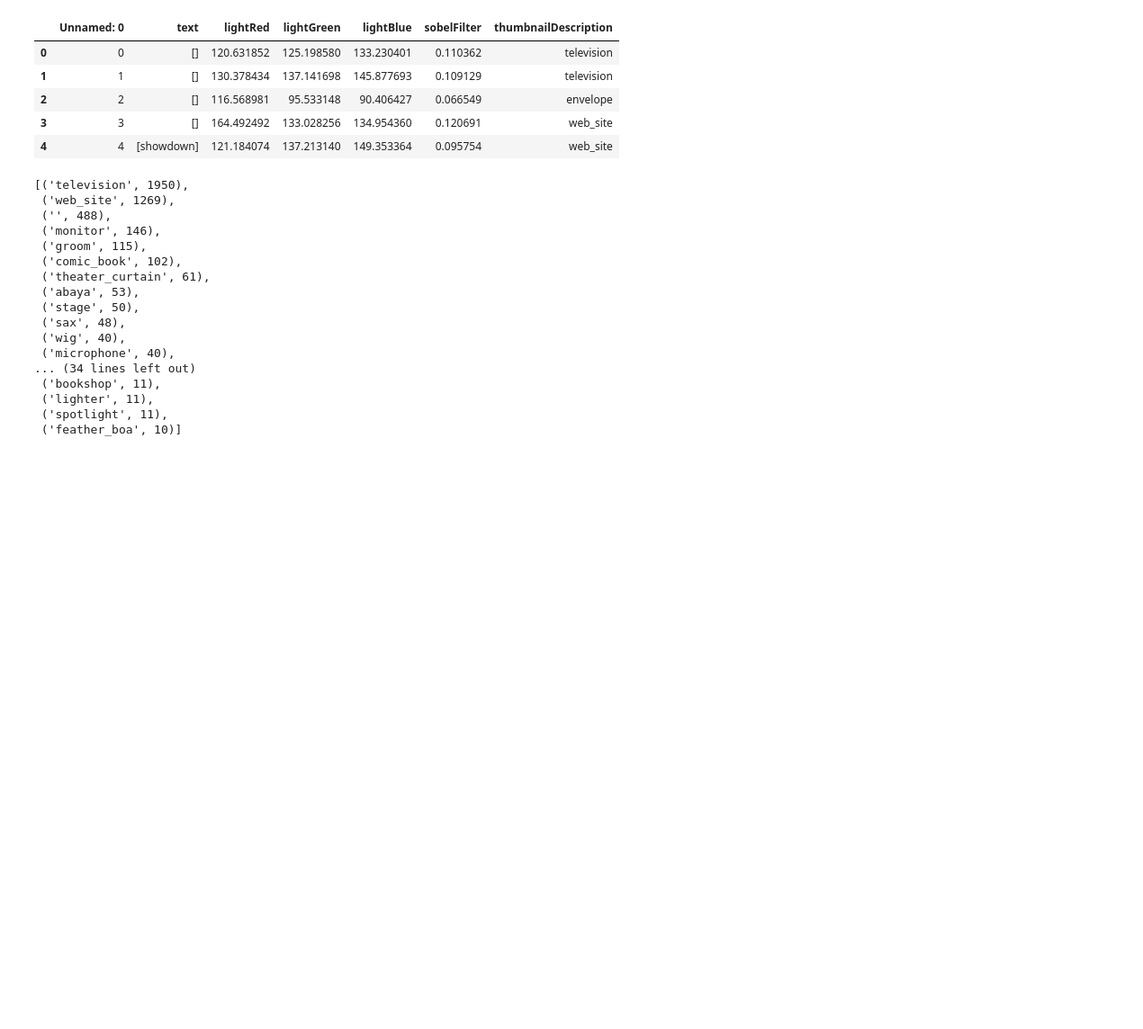
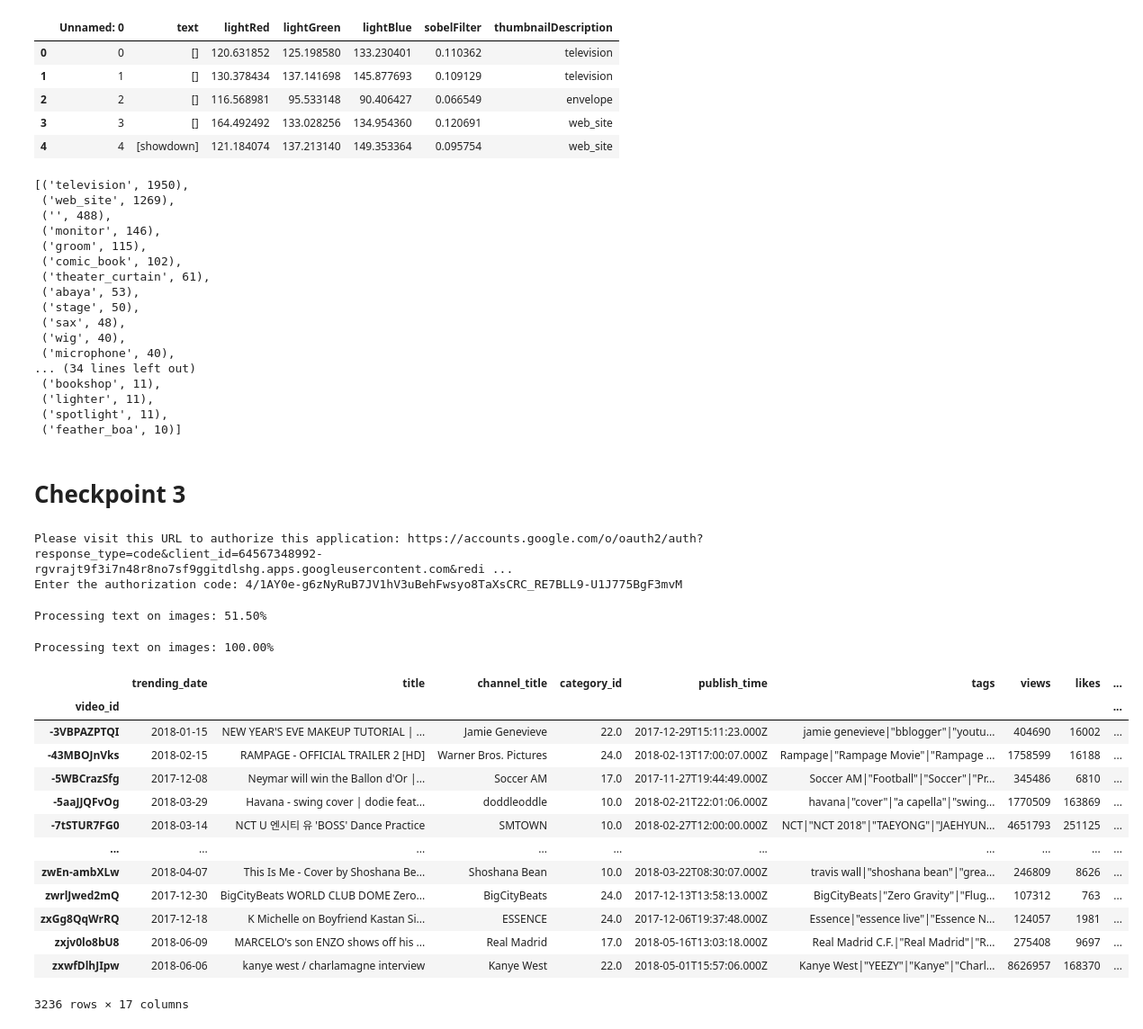
Before and after one commit to Southeaven/PED, a Jupyter notebook: ch1.ipynb, the cells around one changed output. Shown at 90% size. Saved outputs shown, nothing was run; the diff lists cells and outputs as text; code cells hidden in the pictures; blank space fills up the shorter version.

```diff
--- a/ch1.ipynb
+++ b/ch1.ipynb
@@ -914,3 +932,33 @@ counter.most_common(50)
  ('lighter', 11),
  ('spotlight', 11),
  ('feather_boa', 10)]
+# %% [markdown]
+# Checkpoint 3
+# %%
+import os
+
+import google_auth_oauthlib.flow
+import googleapiclient.discovery
+import googleapiclient.errors
+
+from IPython.display import clear_output
+
+scopes = ["https://www.googleapis.com/auth/youtube.readonly"]
+
+# Disable OAuthlib's HTTPS verification when running locally.
+# *DO NOT* leave this option enabled in production.
+os.environ["OAUTHLIB_INSECURE_TRANSPORT"] = "1"
+
+api_service_name = "youtube"
+api_version = "v3"
+client_secrets_file = "client_secret_2.json"
+
+# Get credentials and create an API client
+flow = google_auth_oauthlib.flow.InstalledAppFlow.from_client_secrets_file(
+    client_secrets_file, scopes)
+credentials = flow.run_console()
+youtube = googleapiclient.discovery.build(
+    api_service_name, api_version, credentials=credentials)
+# %% [output]
+Please visit this URL to authorize this application: https://accounts.google.com/o/oauth2/auth?response_type=code&client_id=64567348992-rgvrajt9f3i7n48r8no7sf9ggitdlshg.apps.googleusercontent.com&redi ...
+Enter the authorization code: 4/1AY0e-g6zNyRuB7JV1hV3uBehFwsyo8TaXsCRC_RE7BLL9-U1J775BgF3mvM
@@ -916,0 +977,44 @@ counter.most_common(50)
+# %%
+import pickle
+categoriesGB = {}
+ii = 0
+for i in gb_videos.index:
+    ii+=1
+    clear_output(wait=True)
+    print("Downloading categories: "+str('%.2f'%(ii/len(gb_videos)*100))+"%")
+    categoriesGB[i] = getCategoryFromAPI(i)
+file = open("GB_categories.pkl", "wb")
+pickle.dump(categoriesGB, file)
+file.close()
+# %% [output]
+Processing text on images: 51.50%
+# %%
+categoriesUS = {}
+ii = 0
+for i in us_videos.index:
+    ii+=1
+    clear_output(wait=True)
+    print("Downloading categories: "+str('%.2f'%(ii/len(us_videos)*100))+"%")
+    categoriesUS[i] = getCategoryFromAPI(i)
+file = open("US_categories.pkl", "wb")
+pickle.dump(categoriesUS, file)
+file.close()
+# %% [output]
+Processing text on images: 100.00%
+# %%
+display(gb_videos)
+# %% [output]
+|  | trending_date | title | channel_title | category_id | publish_time | tags | views | likes | ... |
+| video_id |  |  |  |  |  |  |  |  | ... |
+| -3VBPAZPTQI | 2018-01-15 | NEW YEAR'S EVE MAKEUP TUTORIAL | ... | Jamie Genevieve | 22.0 | 2017-12-29T15:11:23.000Z | jamie genevieve|"bblogger"|"youtu... | 404690 | 16002 | ... |
+| -43MBOJnVks | 2018-02-15 | RAMPAGE - OFFICIAL TRAILER 2 [HD] | Warner Bros. Pictures | 24.0 | 2018-02-13T17:00:07.000Z | Rampage|"Rampage Movie"|"Rampage ... | 1758599 | 16188 | ... |
+| -5WBCrazSfg | 2017-12-08 | Neymar will win the Ballon d'Or |... | Soccer AM | 17.0 | 2017-11-27T19:44:49.000Z | Soccer AM|"Football"|"Soccer"|"Pr... | 345486 | 6810 | ... |
+| -5aaJJQFvOg | 2018-03-29 | Havana - swing cover | dodie feat... | doddleoddle | 10.0 | 2018-02-21T22:01:06.000Z | havana|"cover"|"a capella"|"swing... | 1770509 | 163869 | ... |
+| -7tSTUR7FG0 | 2018-03-14 | NCT U 엔시티 유 'BOSS' Dance Practice | SMTOWN | 10.0 | 2018-02-27T12:00:00.000Z | NCT|"NCT 2018"|"TAEYONG"|"JAEHYUN... | 4651793 | 251125 | ... |
+| ... | ... | ... | ... | ... | ... | ... | ... | ... | ... |
+| zwEn-ambXLw | 2018-04-07 | This Is Me - Cover by Shoshana Be... | Shoshana Bean | 10.0 | 2018-03-22T08:30:07.000Z | travis wall|"shoshana bean"|"grea... | 246809 | 8626 | ... |
+| zwrlJwed2mQ | 2017-12-30 | BigCityBeats WORLD CLUB DOME Zero... | BigCityBeats | 24.0 | 2017-12-13T13:58:13.000Z | BigCityBeats|"Zero Gravity"|"Flug... | 107312 | 763 | ... |
+| zxGg8QqWrRQ | 2017-12-18 | K Michelle on Boyfriend Kastan Si... | ESSENCE | 24.0 | 2017-12-06T19:37:48.000Z | Essence|"essence live"|"Essence N... | 124057 | 1981 | ... |
+| zxjv0lo8bU8 | 2018-06-09 | MARCELO's son ENZO shows off his ... | Real Madrid | 17.0 | 2018-05-16T13:03:18.000Z | Real Madrid C.F.|"Real Madrid"|"R... | 275408 | 9697 | ... |
+| zxwfDlhJIpw | 2018-06-06 | kanye west / charlamagne interview | Kanye West | 22.0 | 2018-05-01T15:57:06.000Z | Kanye West|"YEEZY"|"Kanye"|"Charl... | 8626957 | 168370 | ... |
+3236 rows × 17 columns
```
Also changed, not shown: parts of 3 cells of this notebook, 2 other files.
